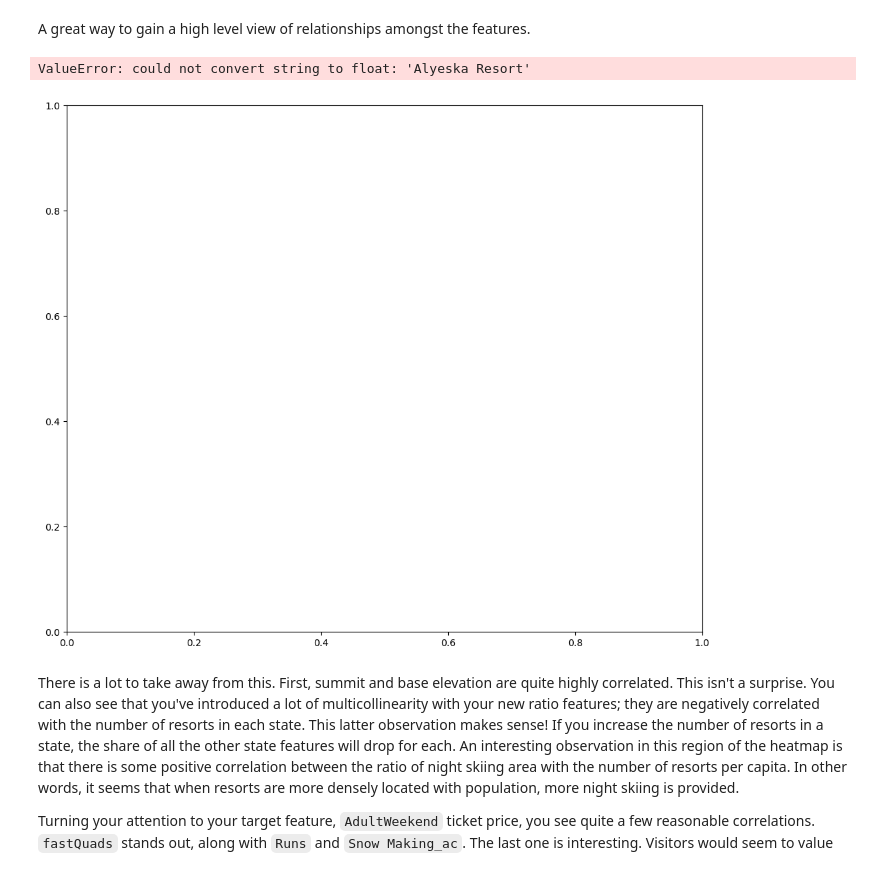
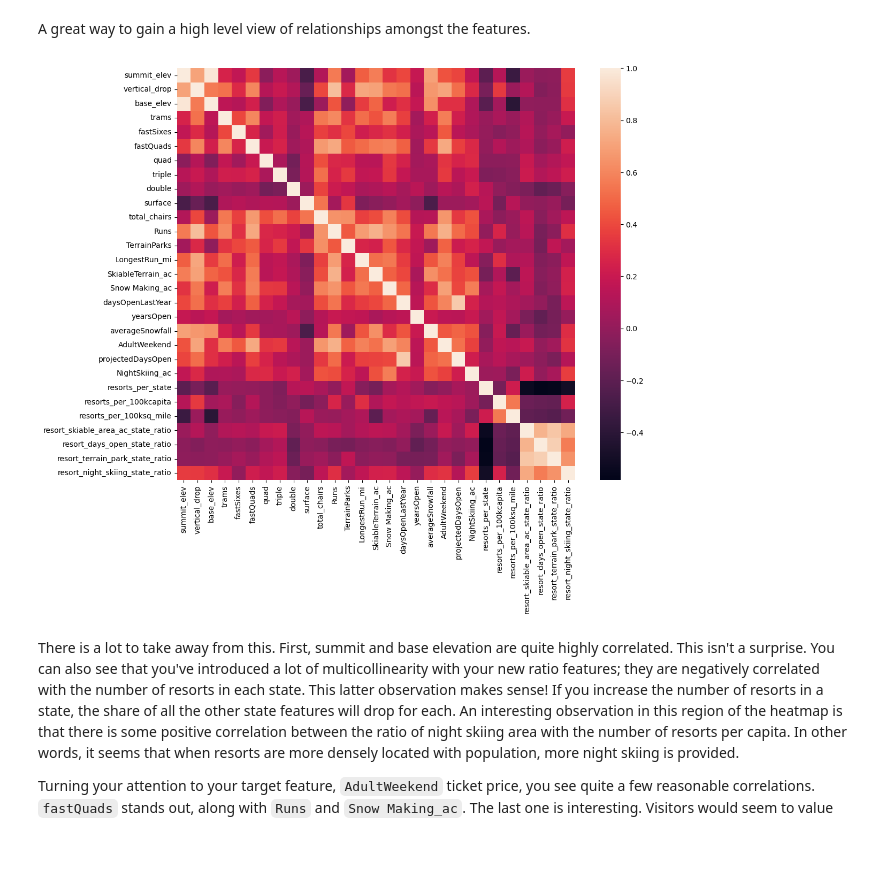
Before and after one commit to amy-151pina/DataScienceGuidedCapstone, a Jupyter notebook: Notebooks/03_exploratory_data_analysis.ipynb, the cells around one changed output. Saved outputs shown, nothing was run; the diff lists cells and outputs as text; code cells hidden in the pictures.

```diff
--- a/Notebooks/03_exploratory_data_analysis.ipynb
+++ b/Notebooks/03_exploratory_data_analysis.ipynb
@@ -781,12 +781,12 @@ A great way to gain a high level view of relationships amongst the features.
 # %%
 #Code task 12#
 #Show a seaborn heatmap of correlations in ski_data
 #Hint: call pandas' `corr()` method on `ski_data` and pass that into `sns.heatmap`
 plt.subplots(figsize=(12,10))
-sns.heatmap(ski_data.corr());
+ski_data_num = ski_data.select_dtypes(include=[np.number])
+sns.heatmap(ski_data_num.corr());
 # %% [output]
-ValueError: could not convert string to float: 'Alyeska Resort'
-[figure, old version]
+[figure, new version]
 # %% [markdown]
 There is a lot to take away from this. First, summit and base elevation are quite highly correlated. This isn't a surprise. You can also see that you've introduced a lot of multicollinearity with your new ratio features; they are negatively correlated with the number of resorts in each state. This latter observation makes sense! If you increase the number of resorts in a state, the share of all the other state features will drop for each. An interesting observation in this region of the heatmap is that there is some positive correlation between the ratio of night skiing area with the number of resorts per capita. In other words, it seems that when resorts are more densely located with population, more night skiing is provided.
 
```
Also changed, not shown: parts of 6 cells of this notebook.
